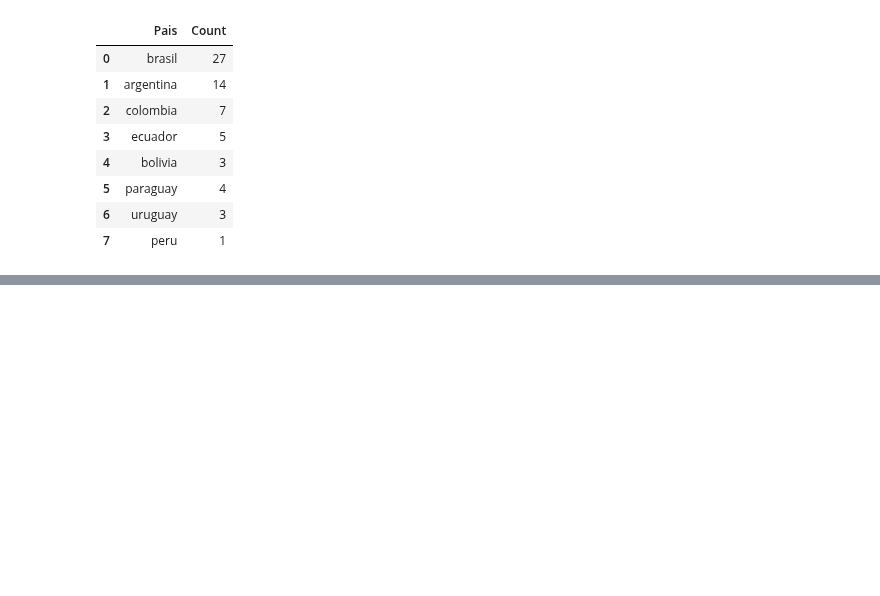
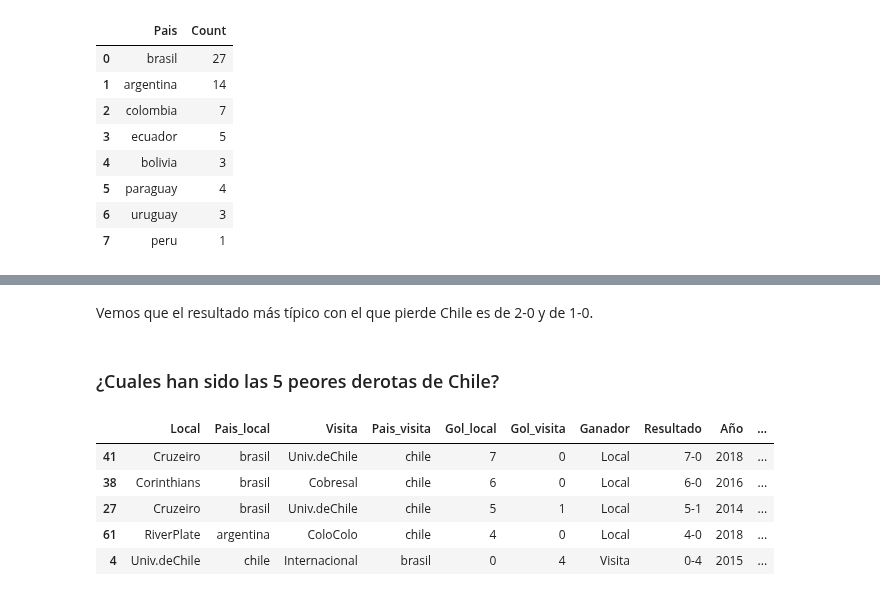
Before and after one commit to ThareauB/Proyecto-libertadores, a Jupyter notebook: proyecto_lib_ y_champ.ipynb, the cells around one changed output, grey strips where cells are left out. Saved outputs shown, nothing was run; the diff lists cells and outputs as text; code cells hidden in the pictures; blank space fills up the shorter version.

Commit message:
resultado tipico y top 5

```diff
--- a/proyecto_lib_ y_champ.ipynb
+++ b/proyecto_lib_ y_champ.ipynb
@@ -1082,0 +1098,15 @@ chile_perdedor
+# %% [markdown]
+Vemos que el resultado más típico con el que pierde Chile es de 2-0 y de 1-0.
+# %% [markdown]
+### ¿Cuales han sido las 5 peores derotas de Chile?
+# %%
+derotas = df_chile.sort_values(by='Diferencia_goles', ascending=False)
+derotas = derotas[:5]
+derotas
+# %% [output]
+|  | Local | Pais_local | Visita | Pais_visita | Gol_local | Gol_visita | Ganador | Resultado | Año | ... |
+| 41 | Cruzeiro | brasil | Univ.deChile | chile | 7 | 0 | Local | 7-0 | 2018 | ... |
+| 38 | Corinthians | brasil | Cobresal | chile | 6 | 0 | Local | 6-0 | 2016 | ... |
+| 27 | Cruzeiro | brasil | Univ.deChile | chile | 5 | 1 | Local | 5-1 | 2014 | ... |
+| 61 | RiverPlate | argentina | ColoColo | chile | 4 | 0 | Local | 4-0 | 2018 | ... |
+| 4 | Univ.deChile | chile | Internacional | brasil | 0 | 4 | Visita | 0-4 | 2015 | ... |
```
Also changed, not shown: parts of 4 cells of this notebook.
